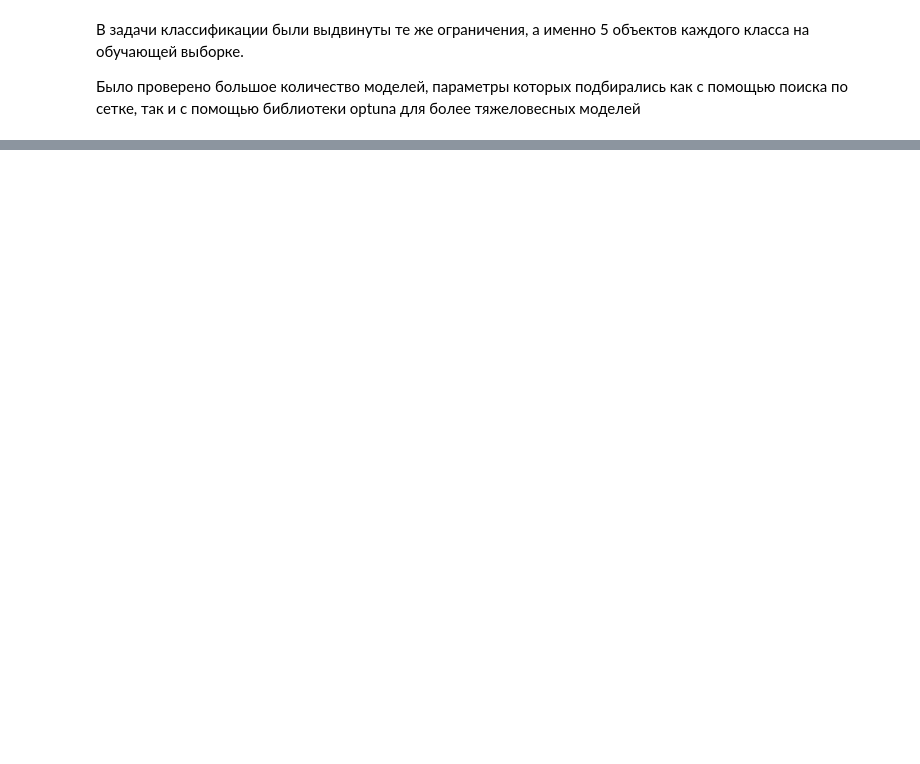
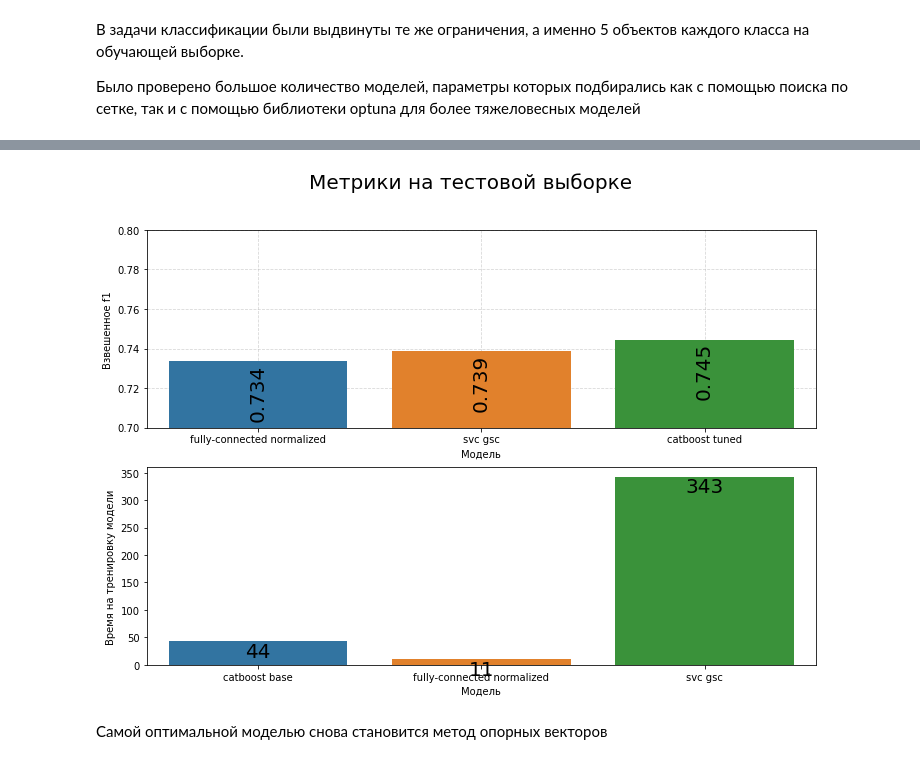
Before and after one commit to qdzzzxc/voice_classification_dusha, a Jupyter notebook: models_result.ipynb, the cells around one changed output, grey strips where cells are left out. Cells and saved outputs as stored; diff of their text form; code cells hidden in the pictures; blank space fills up the shorter version.

```diff
--- a/models_result.ipynb
+++ b/models_result.ipynb
@@ -122,0 +260,24 @@ bar.set_title('Классификация на 102 класса')
+# %%
+plt.figure(figsize=(12, 8))
+plt.subplot(2, 1, 1)
+bar = sns.barplot(x=list(best_models['tags.mlflow.runName']), y="metrics.f1_weighted", data=best_models, zorder=2)
+for container in bar.containers:
+    bar.bar_label(container, fmt="%.3f", rotation=90, padding=-60, size=20)
+bar.set_xlabel("Модель")
+bar.set_ylabel("Взвешенноe f1")
+plt.grid(alpha=0.5, linestyle="--", zorder=0)
+plt.ylim(0.7, 0.8)
+
+plt.subplot(2, 1, 2)
+bar = sns.barplot(x=['catboost base', 'fully-connected normalized', 'svc gsc'], y="training_time", data=best_models)
+for container in bar.containers:
+    bar.bar_label(container, fmt="%.0f", size=20, padding=-20)
+bar.set_xlabel("Модель")
+bar.set_ylabel("Время на тренировку модели")
+
+plt.suptitle('Метрики на тестовой выборке', size=20)
+plt.show()
+# %% [output]
+[figure, added]
+# %% [markdown]
+Самой оптимальной моделью снова становится метод опорных векторов
```
Also changed, not shown: parts of 27 cells of this notebook, 6 other files.
